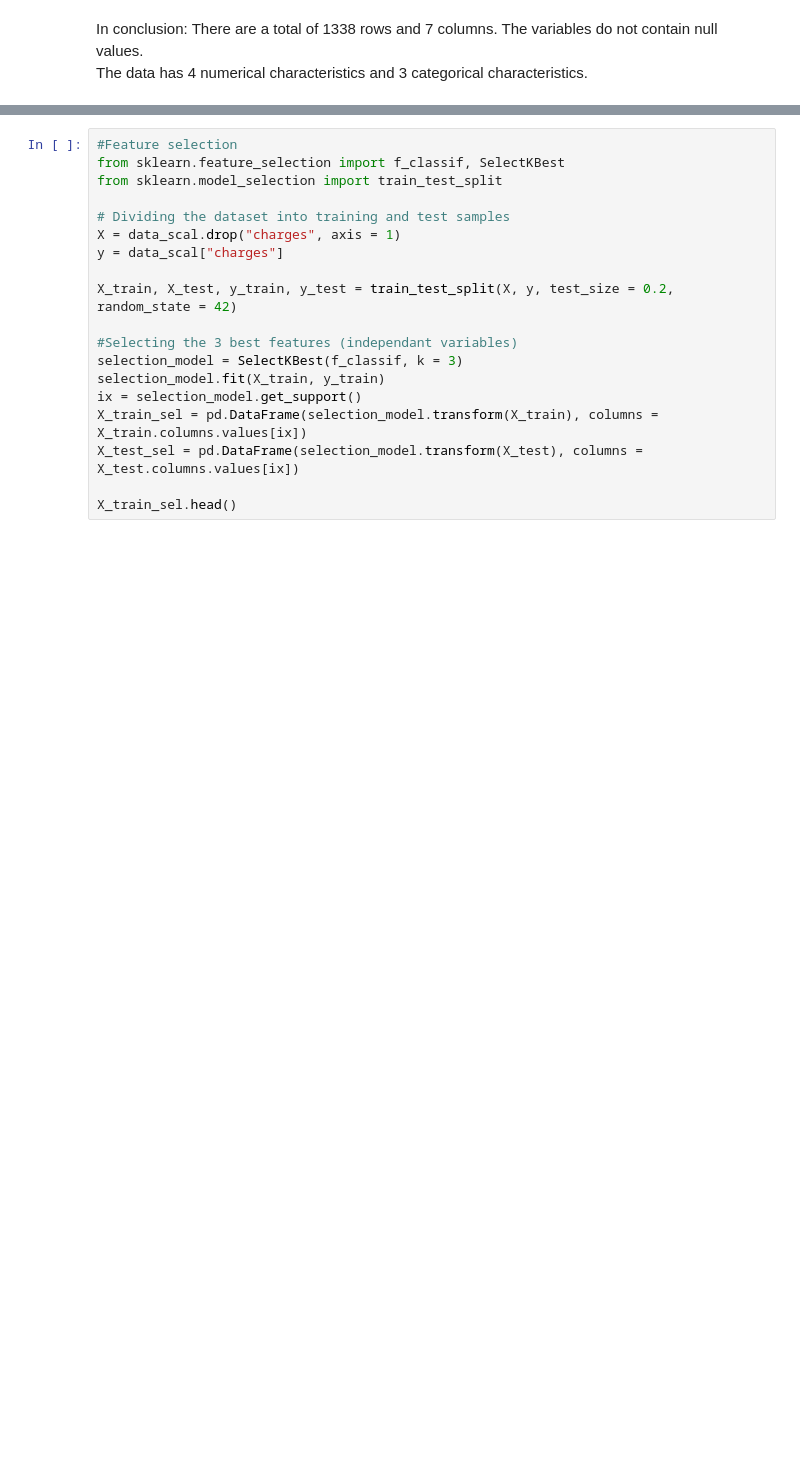
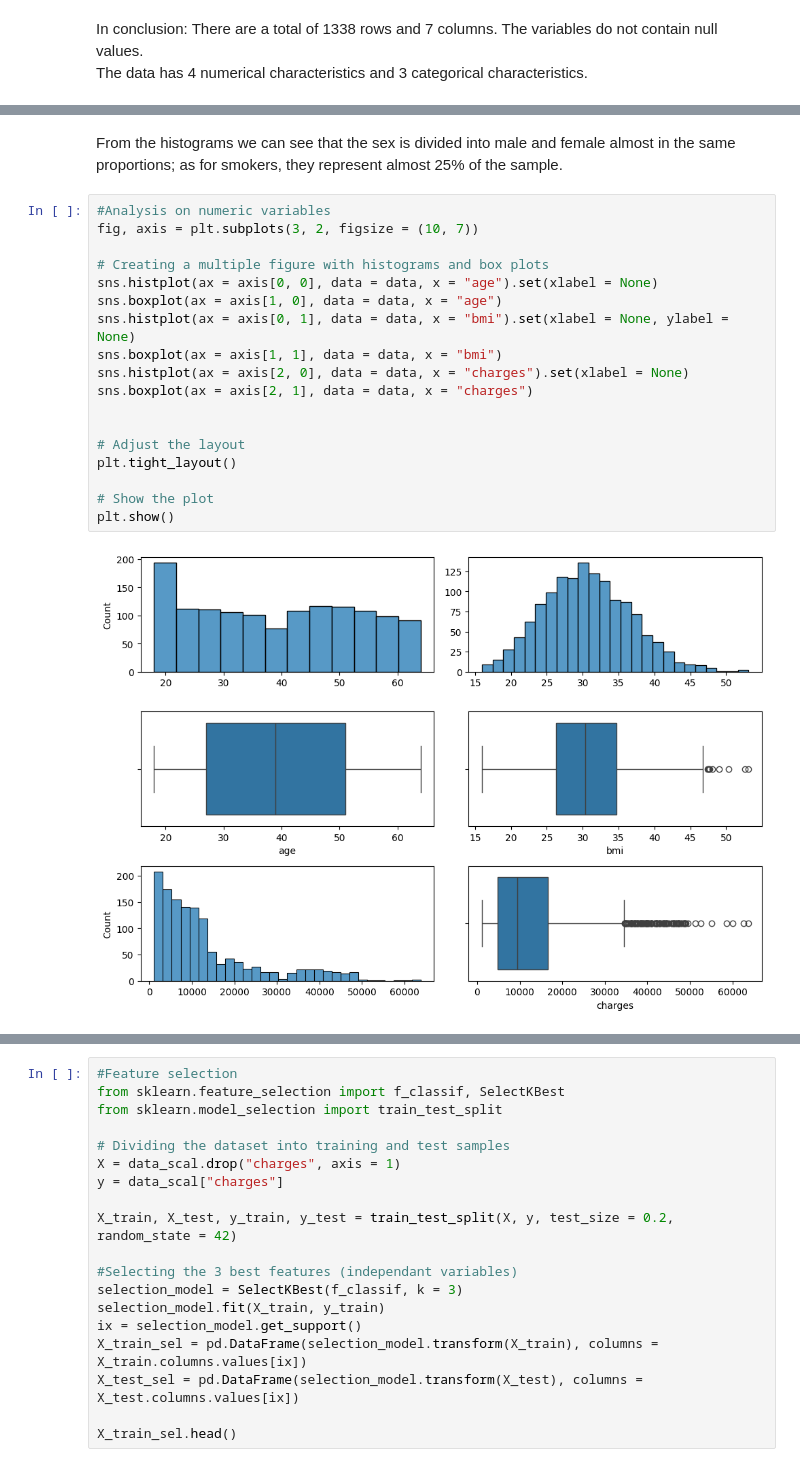
Before and after one commit to 4GeeksAcademy/Liutciia-linear-regression, a Jupyter notebook: src/explore.ipynb, the cells around one changed output, grey strips where cells are left out. Saved outputs shown, nothing was run; the diff lists cells and outputs as text; blank space fills up the shorter version.

```diff
--- a/src/explore.ipynb
+++ b/src/explore.ipynb
@@ -53,0 +71,22 @@ data.head()
+# %% [markdown]
+From the histograms we can see that the sex is divided into male and female almost in the same proportions; as for smokers, they represent almost 25% of the sample.
+# %%
+#Analysis on numeric variables
+fig, axis = plt.subplots(3, 2, figsize = (10, 7))
+
+# Creating a multiple figure with histograms and box plots
+sns.histplot(ax = axis[0, 0], data = data, x = "age").set(xlabel = None)
+sns.boxplot(ax = axis[1, 0], data = data, x = "age")
+sns.histplot(ax = axis[0, 1], data = data, x = "bmi").set(xlabel = None, ylabel = None)
+sns.boxplot(ax = axis[1, 1], data = data, x = "bmi")
+sns.histplot(ax = axis[2, 0], data = data, x = "charges").set(xlabel = None)
+sns.boxplot(ax = axis[2, 1], data = data, x = "charges")
+
+
+# Adjust the layout
+plt.tight_layout()
+
+# Show the plot
+plt.show()
+# %% [output]
+[figure, added]
```
Also changed, not shown: parts of 10 cells of this notebook.
